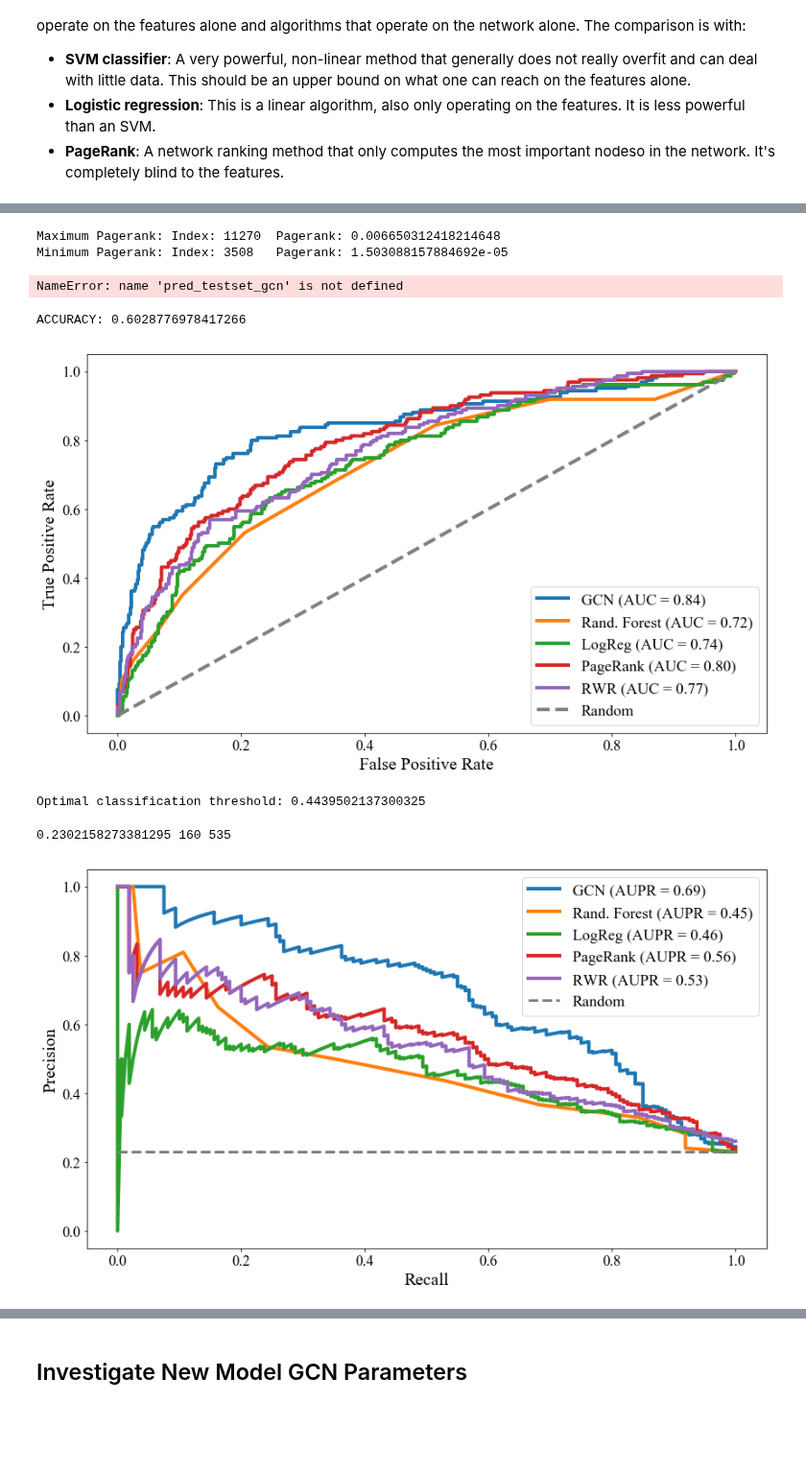
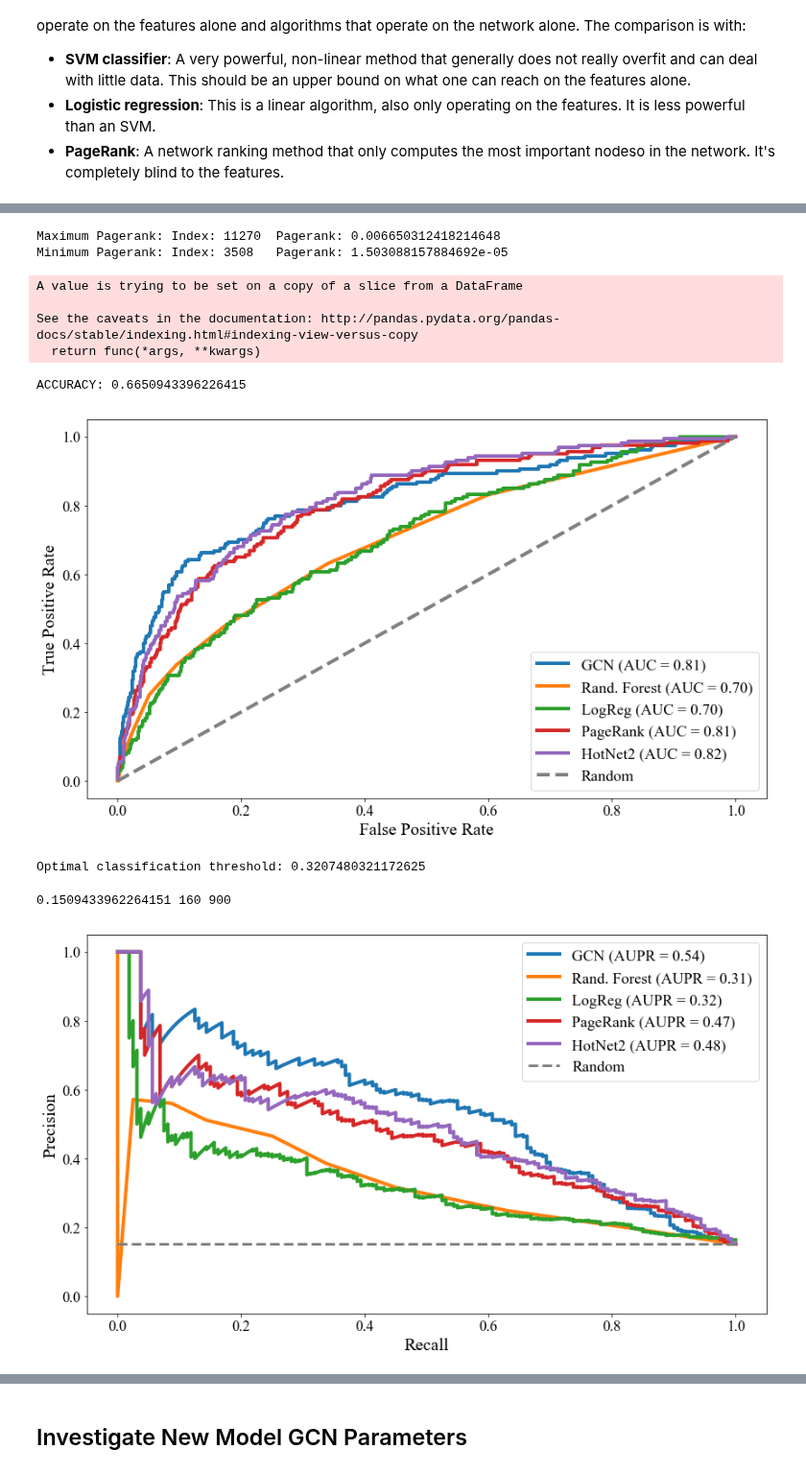
Before and after one commit to schulter/EMOGI, a Jupyter notebook: GCN/gcn_interpretation.ipynb, the cells around one changed output, grey strips where cells are left out. Shown at 96% size. Cells and saved outputs as stored; diff of their text form; code cells hidden in the pictures; blank space fills up the shorter version.

```diff
--- a/GCN/gcn_interpretation.ipynb
+++ b/GCN/gcn_interpretation.ipynb
@@ -49,7 +49,7 @@ pd.set_option('display.float_format', lambda x: '%.3f' % x)
 bestSplit = lambda x: (round(math.sqrt(x)), math.ceil(x / round(math.sqrt(x))))
 %matplotlib inline
 # %%
-model_dir = '../data/GCN/training/2018_10_15_15_57_41/'
+model_dir = '../data/GCN/training/2019_01_16_15_23_55/'
 
 args, data_file = gcnIO.load_hyper_params(model_dir)
 data = gcnIO.load_hdf_data(data_file)
@@ -279,9 +257,14 @@ pr_pred_all.drop_duplicates(subset='ID', inplace=True)
 node_names_df = pd.DataFrame(node_names, columns=['ID', 'Name']).set_index('ID')
 pr_pred_all = pr_pred_all.set_index('ID').reindex(node_names_df.index)
 pr_pred_test = pr_pred_all[pr_pred_all.index.isin(node_names[test_mask == 1, 0])]
+pr_pred_test.drop_duplicates(inplace=True)
 # %% [output]
 Maximum Pagerank: Index: 11270  Pagerank: 0.006650312418214648
 Minimum Pagerank: Index: 3508   Pagerank: 1.503088157884692e-05
+A value is trying to be set on a copy of a slice from a DataFrame
+
+See the caveats in the documentation: http://pandas.pydata.org/pandas-docs/stable/indexing.html#indexing-view-versus-copy
+  return func(*args, **kwargs)
 # %%
 # do a random walk with restart and use HotNet2 heat as p_0
 
@@ -298,7 +281,7 @@ heat_df.fillna(0, inplace=True)
 heat_df['heat_norm'] = heat_df.heat / heat_df.heat.sum()
 
 p_0 = heat_df.heat_norm
-p_0 = features.mean(axis=1)
+#p_0 = features.mean(axis=1)
 # %%
 beta = 0.3
 W = network / network.sum(axis=0) # normalize A
@@ -308,10 +291,6 @@ p = np.linalg.inv(beta * (np.eye(network.shape[0]) - (1 - beta) * W)).dot(np.arr
 rwr_ranks = np.argsort(p)[::-1]
 heat_df['rwr_score'] = p
 rwr_pred_test = heat_df[test_mask == 1].rwr_score
-# %%
-pred_testset_gcn.head()
-# %% [output]
-NameError: name 'pred_testset_gcn' is not defined
 # %%
 linewidth = 4
 labelfontsize = 20
@@ -347,7 +326,7 @@ plt.plot(fpr, tpr, lw=linewidth, label='GCN (AUC = {0:.2f})'.format(roc_auc))
 plt.plot(fpr_rf, tpr_rf, lw=linewidth, label='Rand. Forest (AUC = {0:.2f})'.format(roc_auc_rf))
 plt.plot(fpr_lr, tpr_lr, lw=linewidth, label='LogReg (AUC = {0:.2f})'.format(roc_auc_lr))
 plt.plot(fpr_pr, tpr_pr, lw=linewidth, label='PageRank (AUC = {0:.2f})'.format(roc_auc_pr))
-plt.plot(fpr_hotnet, tpr_hotnet, lw=linewidth, label='RWR (AUC = {0:.2f})'.format(roc_auc_hotnet))
+plt.plot(fpr_hotnet, tpr_hotnet, lw=linewidth, label='HotNet2 (AUC = {0:.2f})'.format(roc_auc_hotnet))
 plt.plot([0, 1], [0, 1], color='gray', lw=linewidth, linestyle='--', label='Random')
 plt.xlabel('False Positive Rate', fontsize=labelfontsize)
 plt.ylabel('True Positive Rate', fontsize=labelfontsize)
@@ -359,8 +338,8 @@ acc = accuracy_score(y_true=y_true,
                      y_pred=y_score >= CLASSIFICATION_THRESHOLD)
 print ("ACCURACY: {}".format(acc))
 # %% [output]
-ACCURACY: 0.6028776978417266
+ACCURACY: 0.6650943396226415
-[figure, old version]
+[figure, new version]
 # %%
 distances = np.sqrt(np.sum((np.array([0, 1]) - np.array([fpr, tpr]).T)**2, axis=1))
 idx = np.argmin(distances)
@@ -369,7 +348,7 @@ print ("Optimal classification threshold: {}".format(best_threshold))
 
 BEST_THRESHOLD = best_threshold
 # %% [output]
-Optimal classification threshold: 0.4439502137300325
+Optimal classification threshold: 0.3207480321172625
 # %%
 linewidth = 4
 labelfontsize = 20
@@ -385,36 +364,36 @@ aupr_rf = average_precision_score(y_true=y_true, y_score=pred_rf[:, 1])
 # calculate precision and recall for Logistic Regression
 pr_lr, rec_lr, thresholds_lr = precision_recall_curve(y_true=y_true, probas_pred=pred_lr[:, 1])
 aupr_lr = average_precision_score(y_true=y_true, y_score=pred_lr[:, 1])
 
 # calculate precision and recall for PageRank
 pr_pr, rec_pr, thresholds_pr = precision_recall_curve(y_true=y_true, probas_pred=pr_pred_test.Score)
 aupr_pr = average_precision_score(y_true=y_true, y_score=pr_pred_test.Score)
 
 # calculate precision and recall for Hotnet2
 pr_hotnet, rec_hotnet, thresholds_hotnet = precision_recall_curve(y_true=y_true, probas_pred=rwr_pred_test)
 aupr_hotnet = average_precision_score(y_true=y_true, y_score=rwr_pred_test)
 
 fig = plt.figure(figsize=(14, 8))
 plt.plot(rec, pr, lw=linewidth, label='GCN (AUPR = {0:.2f})'.format(aupr))
 #plt.plot(rec_svm, pr_svm, lw=linewidth, label='SVM (AUPR = {0:.2f})'.format(aupr_svm))
 plt.plot(rec_rf, pr_rf, lw=linewidth, label='Rand. Forest (AUPR = {0:.2f})'.format(aupr_rf))
 plt.plot(rec_lr, pr_lr, lw=linewidth, label='LogReg (AUPR = {0:.2f})'.format(aupr_lr))
 plt.plot(rec_pr, pr_pr, lw=linewidth, label='PageRank (AUPR = {0:.2f})'.format(aupr_pr))
-plt.plot(rec_hotnet, pr_hotnet, lw=linewidth, label='RWR (AUPR = {0:.2f})'.format(aupr_hotnet))
+plt.plot(rec_hotnet, pr_hotnet, lw=linewidth, label='HotNet2 (AUPR = {0:.2f})'.format(aupr_hotnet))
 random_y = y_true.sum() / (y_true.sum() + y_true.shape[0] - y_true.sum())
 print (random_y, y_true.sum(), y_true.shape[0]-y_true.sum())
 plt.plot([0, 1], [random_y, random_y], color='gray', lw=3, linestyle='--', label='Random')
 plt.xlabel('Recall', fontsize=20)
 plt.ylabel('Precision', fontsize=20)
 plt.tick_params(axis='both', labelsize=ticksize)
 #plt.title('Precision-Recall Curve')
 plt.legend(loc='upper right', prop={'size': 18})
 fig.savefig(os.path.join(model_dir, 'prec_recall.svg'))
 fig.savefig(os.path.join(model_dir, 'prec_recall.png'), dpi=300)
 #pr, rec
 # %% [output]
-0.2302158273381295 160 535
+0.1509433962264151 160 900
-[figure, old version]
+[figure, new version]
 # %%
 distances = np.sqrt(np.sum((np.array([1, 1]) - np.array([rec, pr]).T)**2, axis=1))
 idx = np.argmin(distances)
```
Also changed, not shown: parts of 13 cells of this notebook, 4 other files.
